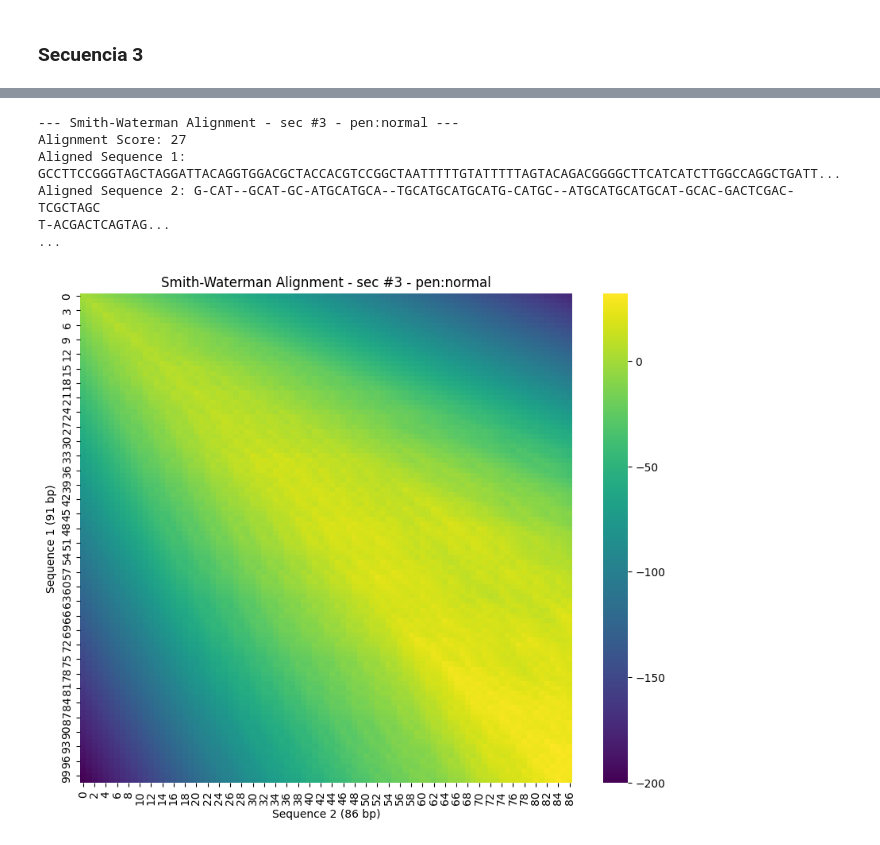
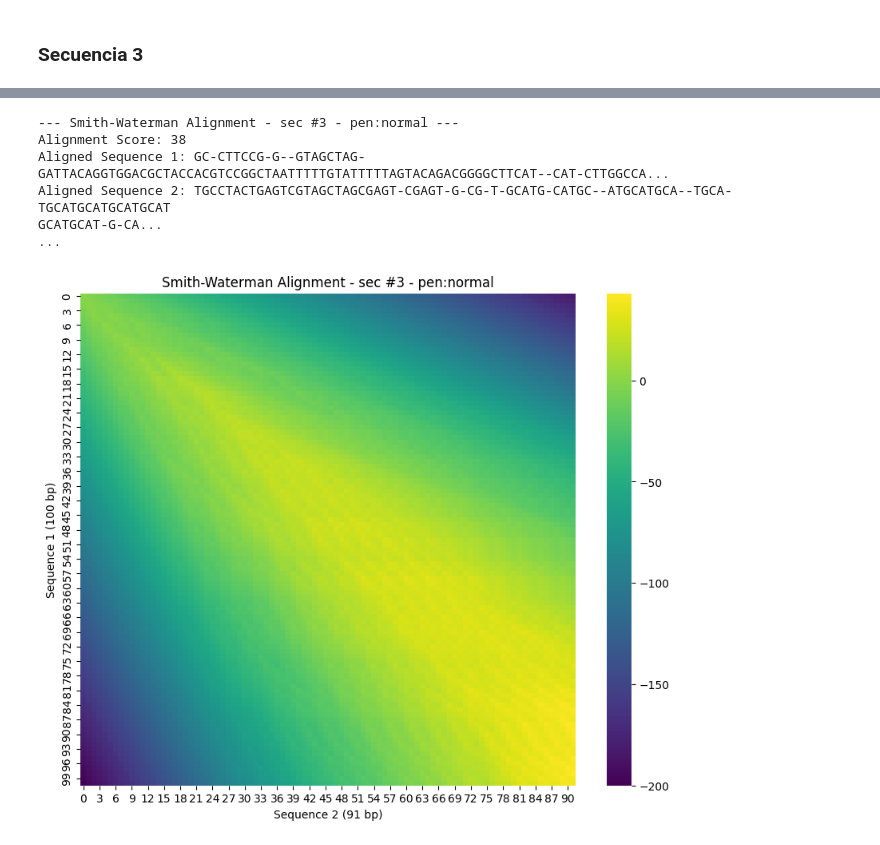
Before and after one commit to Roi-flores13/NLP_DNA_Sequencing, a Jupyter notebook: dna_sequencing.ipynb, the cells around one changed output, grey strips where cells are left out. Saved outputs shown, nothing was run; the diff lists cells and outputs as text; code cells hidden in the pictures.

```diff
--- a/dna_sequencing.ipynb
+++ b/dna_sequencing.ipynb
@@ -254,9 +348,9 @@ TCG...
 # %% [markdown]
 ### Secuencia 3
 # %%
-aligned_nw1, aligned_nw2, score_matrix_nw, score_nw = needleman_wunsch(original_seq, variant1_seq3)
+aligned_nw1, aligned_nw2, score_matrix_nw, score_nw = needleman_wunsch(original_seq, sequence3)
 output(score_nw=score_nw, aligned_nw1=aligned_nw1, aligned_nw2=aligned_nw2,
-       original_seq=original_seq3, variant1_seq=variant1_seq3, score_matrix_nw=score_matrix_nw,
+       original_seq=original_seq, variant1_seq=sequence3, score_matrix_nw=score_matrix_nw,
        title="Needleman-Wunsch Score Matrix (Global Alignment) - sec #3 - pen:normal", plt_nmb=5)
 # %% [output]
 --- Needleman-Wunsch Score Matrix (Global Alignment) - sec #3 - pen:normal ---
@@ -269,14 +409,14 @@ T-ACGACTCAGTAG...
 # %%
-aligned_sw1, aligned_sw2, score_sw, score_matrix_sw = smith_waterman(original_seq3, variant1_seq3)
+aligned_sw1, aligned_sw2, score_sw, score_matrix_sw = smith_waterman(original_seq, sequence3)
 
 output(score_nw=score_nw, aligned_nw1=aligned_nw1, aligned_nw2=aligned_nw2,
-       original_seq=original_seq3, variant1_seq=variant1_seq3, score_matrix_nw=score_matrix_nw,
+       original_seq=original_seq, variant1_seq=sequence3, score_matrix_nw=score_matrix_nw,
        title="Smith-Waterman Alignment - sec #3 - pen:normal", plt_nmb=6)
 # %% [output]
 --- Smith-Waterman Alignment - sec #3 - pen:normal ---
-Alignment Score: 27
-Aligned Sequence 1: GCCTTCCGGGTAGCTAGGATTACAGGTGGACGCTACCACGTCCGGCTAATTTTTGTATTTTTAGTACAGACGGGGCTTCATCATCTTGGCCAGGCTGATT...
-Aligned Sequence 2: G-CAT--GCAT-GC-ATGCATGCA--TGCATGCATGCATG-CATGC--ATGCATGCATGCAT-GCAC-GACTCGAC-TCGCTAGC
-T-ACGACTCAGTAG...
+Alignment Score: 38
+Aligned Sequence 1: GC-CTTCCG-G--GTAGCTAG-GATTACAGGTGGACGCTACCACGTCCGGCTAATTTTTGTATTTTTAGTACAGACGGGGCTTCAT--CAT-CTTGGCCA...
+Aligned Sequence 2: TGCCTACTGAGTCGTAGCTAGCGAGT-CGAGT-G-CG-T-GCATG-CATGC--ATGCATGCA--TGCA-TGCATGCATGCATGCAT
+GCATGCAT-G-CA...
 ...
-[figure, old version]
+[figure, new version]
```
Also changed, not shown: parts of 14 cells of this notebook.
